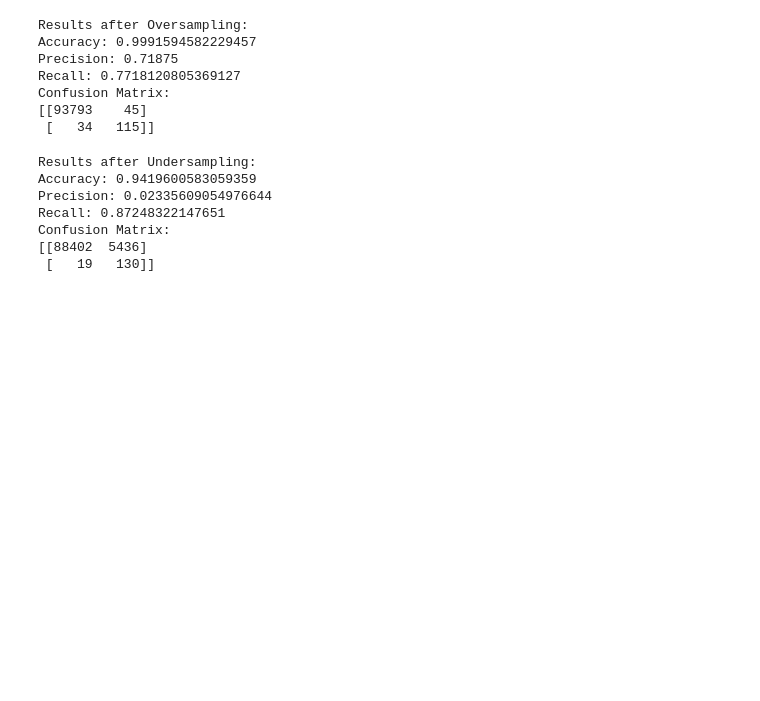
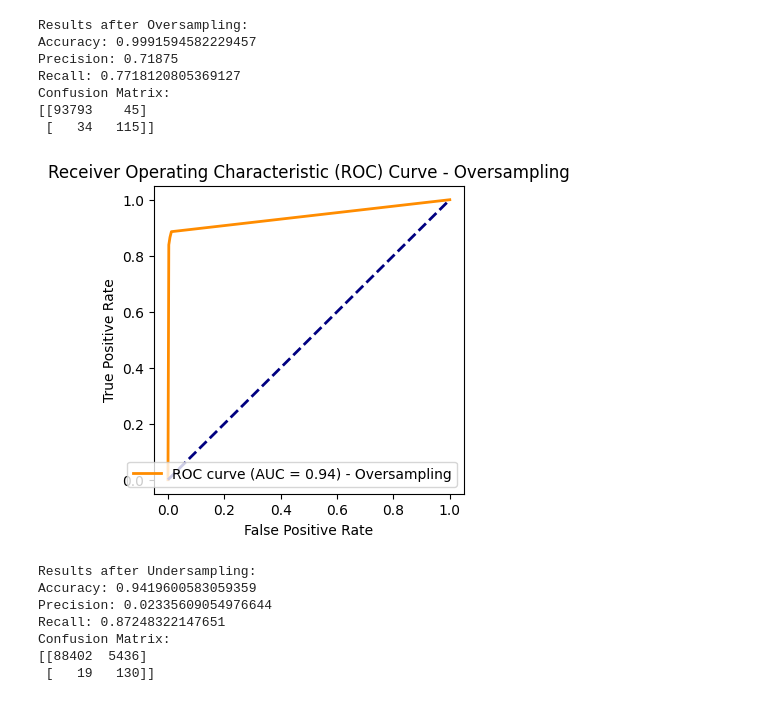
Before and after one commit to Pullsu/Uczenie-maszynowe-w-finansach, a Jupyter notebook: UMF_Wykład_2.ipynb, the cells around one changed output. Drawn from its saved outputs; the diff is of its cells as text; code cells hidden in the pictures; blank space fills up the shorter version.

```diff
--- a/UMF_Wykład_2.ipynb
+++ b/UMF_Wykład_2.ipynb
@@ -109,6 +130,24 @@ Recall: 0.7718120805369127
 Confusion Matrix:
 [[93793    45]
  [   34   115]]
+# %%
+y_prob_over = knn.predict_proba(X_test)[:, 1]
+
+# Obliczenie krzywej ROC
+fpr_over, tpr_over, thresholds_over = roc_curve(y_test, y_prob_over)
+roc_auc_over = auc(fpr_over, tpr_over)
+
+# Wykres krzywej ROC
+plt.figure(figsize=(4, 4))
+plt.plot(fpr_over, tpr_over, color='darkorange', lw=2, label='ROC curve (AUC = {:.2f}) - Oversampling'.format(roc_auc_over))
+plt.plot([0, 1], [0, 1], color='navy', lw=2, linestyle='--')
+plt.xlabel('False Positive Rate')
+plt.ylabel('True Positive Rate')
+plt.title('Receiver Operating Characteristic (ROC) Curve - Oversampling')
+plt.legend(loc='lower right')
+plt.show()
+# %% [output]
+[figure, added]
 # %%
 # Undersampling
 
```
Also changed, not shown: parts of 15 cells of this notebook.
